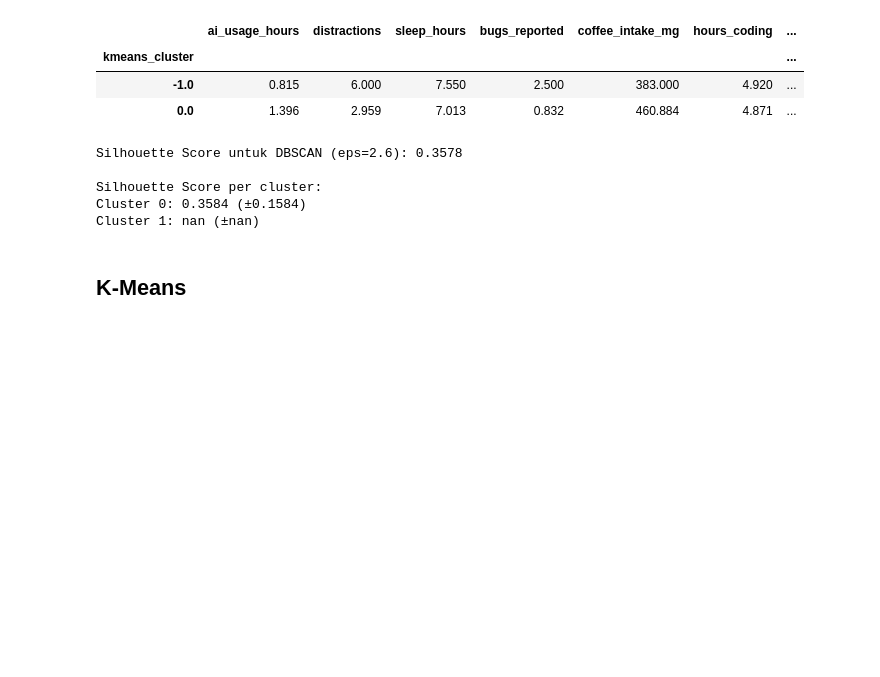
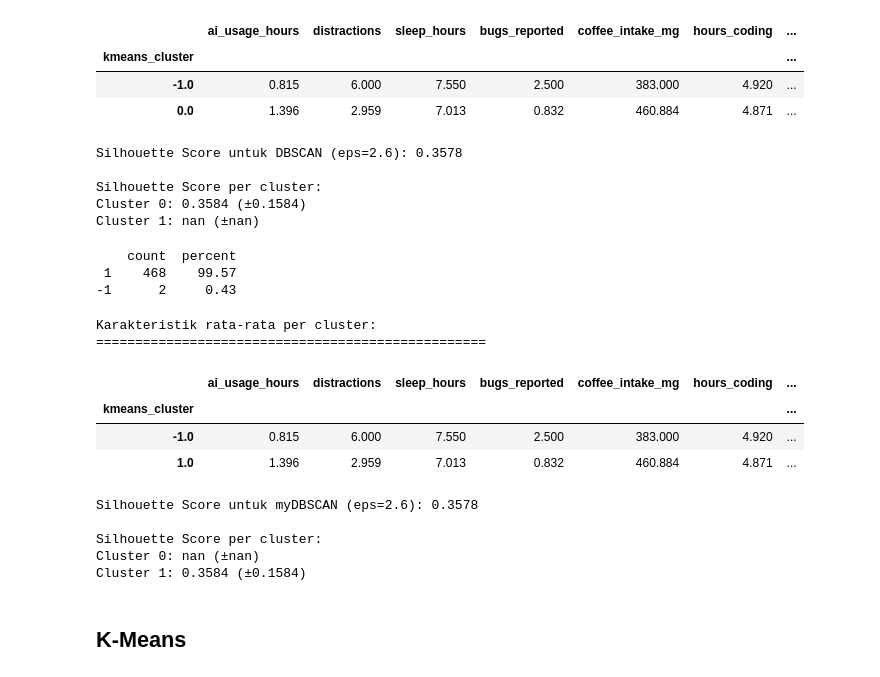
Before and after one commit to stevennowen/Seleksi-AI-Part-2-3, a Jupyter notebook: src/doe_unsupervised.ipynb, the cells around one changed output. Drawn from its saved outputs; the diff is of its cells as text; code cells hidden in the pictures; blank space fills up the shorter version.

```diff
--- a/src/doe_unsupervised.ipynb
+++ b/src/doe_unsupervised.ipynb
@@ -478,6 +479,67 @@ Silhouette Score untuk DBSCAN (eps=2.6): 0.3578
 Silhouette Score per cluster:
 Cluster 0: 0.3584 (±0.1584)
 Cluster 1: nan (±nan)
+# %%
+# myDBSCAN
+from unsupervised_learning.DBSCAN import myDBSCAN
+
+myDBSCAN_instance = myDBSCAN(eps=2.6, min_samples=8)
+myDBSCAN_instance.fit(df_scaled.to_numpy())
+
+sPredDB = pd.Series(myDBSCAN_instance.labels_)
+print(pd.concat({'count': sPredDB.value_counts(),
+                 'percent': round(sPredDB.value_counts(normalize=True)*100, 2)},
+                axis=1))
+# %% [output]
+    count  percent
+ 1    468    99.57
+-1      2     0.43
+# %%
+#Analisis karakteristik cluster myDBSCAN
+df_original = df.copy()
+
+df_original['kmeans_cluster'] = sPredDB
+
+print("\nKarakteristik rata-rata per cluster:")
+print("=" * 50)
+cluster_chars_DB = df_original.groupby('kmeans_cluster').agg({
+    'ai_usage_hours': 'mean',
+    'distractions': 'mean',
+    'sleep_hours': 'mean',
+    'bugs_reported': 'mean',
+    'coffee_intake_mg': 'mean',
+    'hours_coding': 'mean',
+    'commits': 'mean',
+    'cognitive_load': 'mean'
+
+}).round(3)
+
+cluster_chars_DB
+# %% [output]
+Karakteristik rata-rata per cluster:
+==================================================
+|  | ai_usage_hours | distractions | sleep_hours | bugs_reported | coffee_intake_mg | hours_coding | ... |
+| kmeans_cluster |  |  |  |  |  |  | ... |
+| -1.0 | 0.815 | 6.000 | 7.550 | 2.500 | 383.000 | 4.920 | ... |
+| 1.0 | 1.396 | 2.959 | 7.013 | 0.832 | 460.884 | 4.871 | ... |
+# %%
+# Evaluasi Silhouette Score dari hasil myDBSCAN
+silhouette_avg = silhouette_score(df_scaled, sPredDB)
+print(f"\nSilhouette Score untuk myDBSCAN (eps={best_eps:.1f}): {silhouette_avg:.4f}")
+
+silhouette_sample_scores = silhouette_samples(df_scaled, sPredDB)
+
+# Analisis per cluster
+print("\nSilhouette Score per cluster:")
+for i in range(2):
+    cluster_silhouette_scores = silhouette_sample_scores[sPredDB == i]
+    print(f"Cluster {i}: {cluster_silhouette_scores.mean():.4f} (±{cluster_silhouette_scores.std():.4f})")
+# %% [output]
+Silhouette Score untuk myDBSCAN (eps=2.6): 0.3578
+
+Silhouette Score per cluster:
+Cluster 0: nan (±nan)
+Cluster 1: 0.3584 (±0.1584)
 # %% [markdown]
 ## K-Means
 # %%
```
Also changed, not shown: parts of 10 cells of this notebook, 3 other files.
